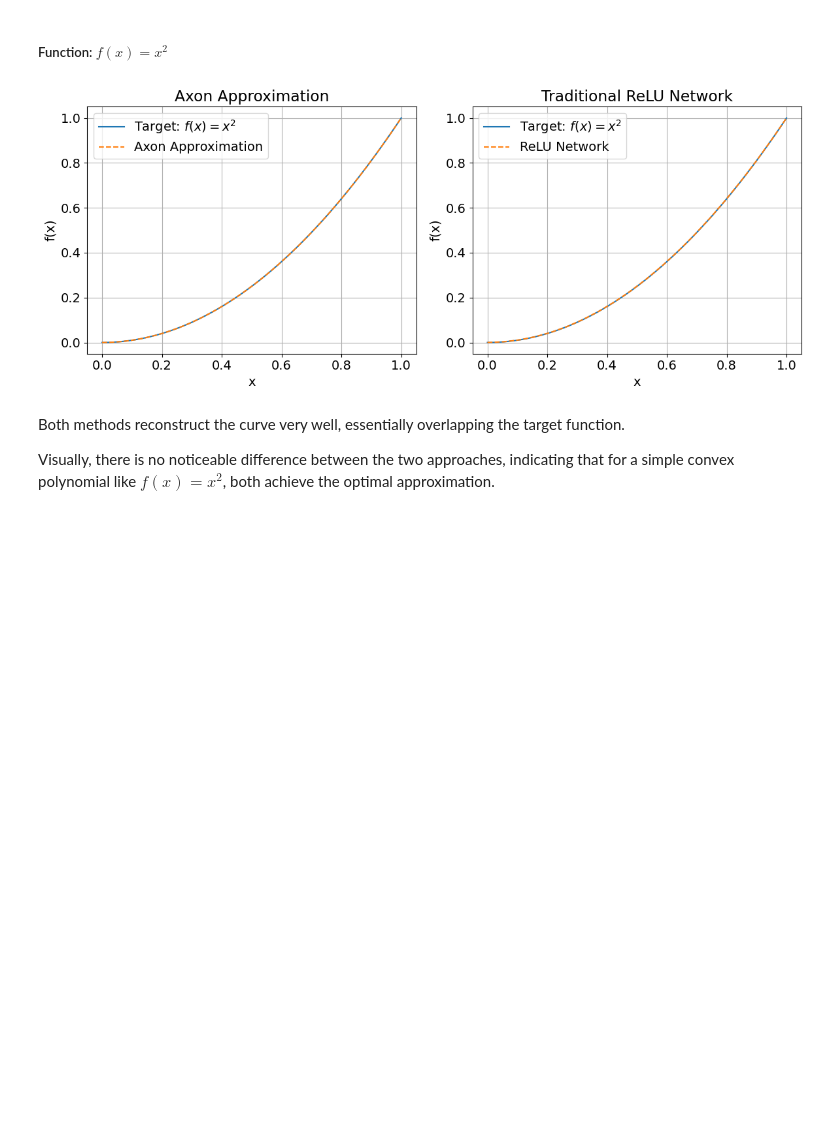
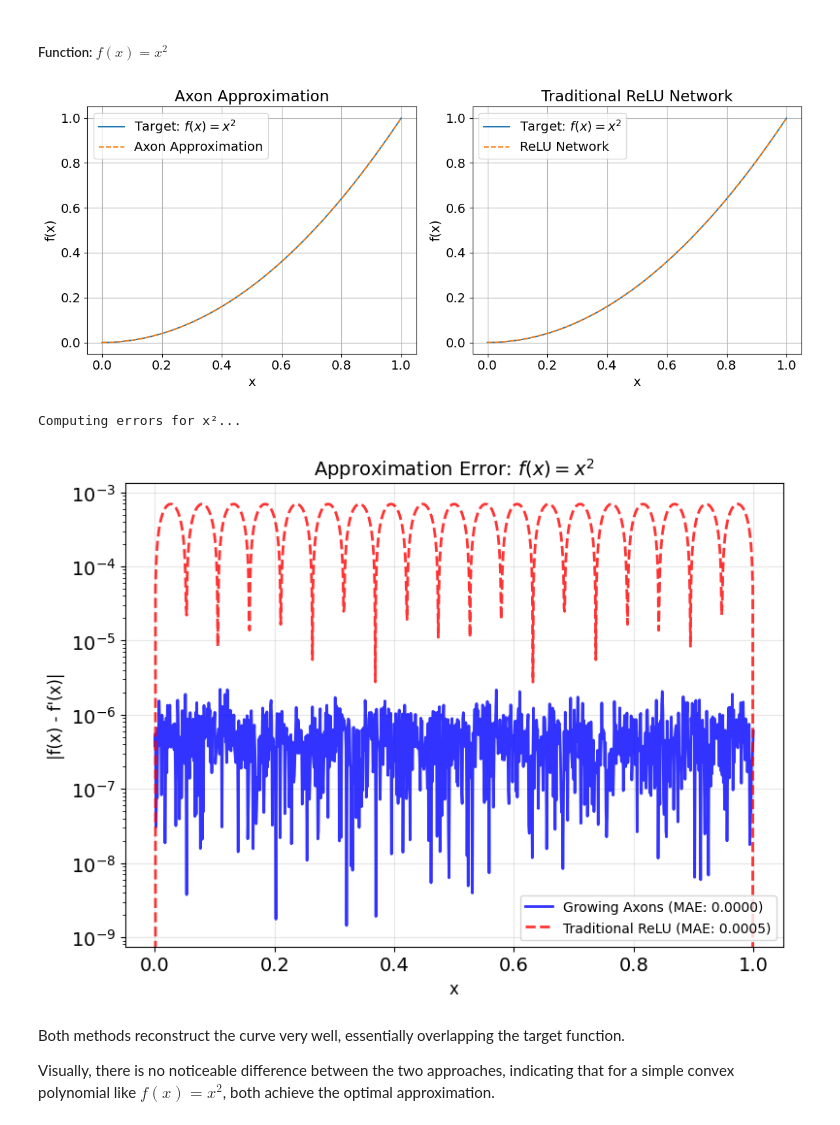
Before and after one commit to lethanhdat04/nna_24-25_pham, a Jupyter notebook: experiments/optimal-approximation-of-univariate-convex-fn/notebook.ipynb, the cells around one changed output. Cells and saved outputs as stored; diff of their text form; code cells hidden in the pictures; blank space fills up the shorter version.

Commit message:
add visualizer

```diff
--- a/experiments/optimal-approximation-of-univariate-convex-fn/notebook.ipynb
+++ b/experiments/optimal-approximation-of-univariate-convex-fn/notebook.ipynb
@@ -945,15 +945,27 @@ The Axon approach, while lacking theoretical guarantees, demonstrates empiricall
 # %%
 target_function = lambda x: x**2
 
 xs, ys, approx_axon, approx_relu = compute_approximations(
     target_function=target_function
 )
 
 plot_approximations(
     xs, ys, approx_axon, approx_relu, func_label="\\mathit{f}(x) = x^2",
 )
+
+result = analyze_and_plot_errors(
+    target_function=target_function,
+    function_name="x²",
+    latex_name="x^2",
+    xs = xs,
+    ys=ys,
+    approx_axon=approx_axon,
+    approx_relu=approx_relu
+)
 # %% [output]
 [figure]
+Computing errors for x²...
+[figure, added]
 # %% [markdown]
 Both methods reconstruct the curve very well, essentially overlapping the target function.
 
```
Also changed, not shown: parts of 6 cells of this notebook, 1 other file.
